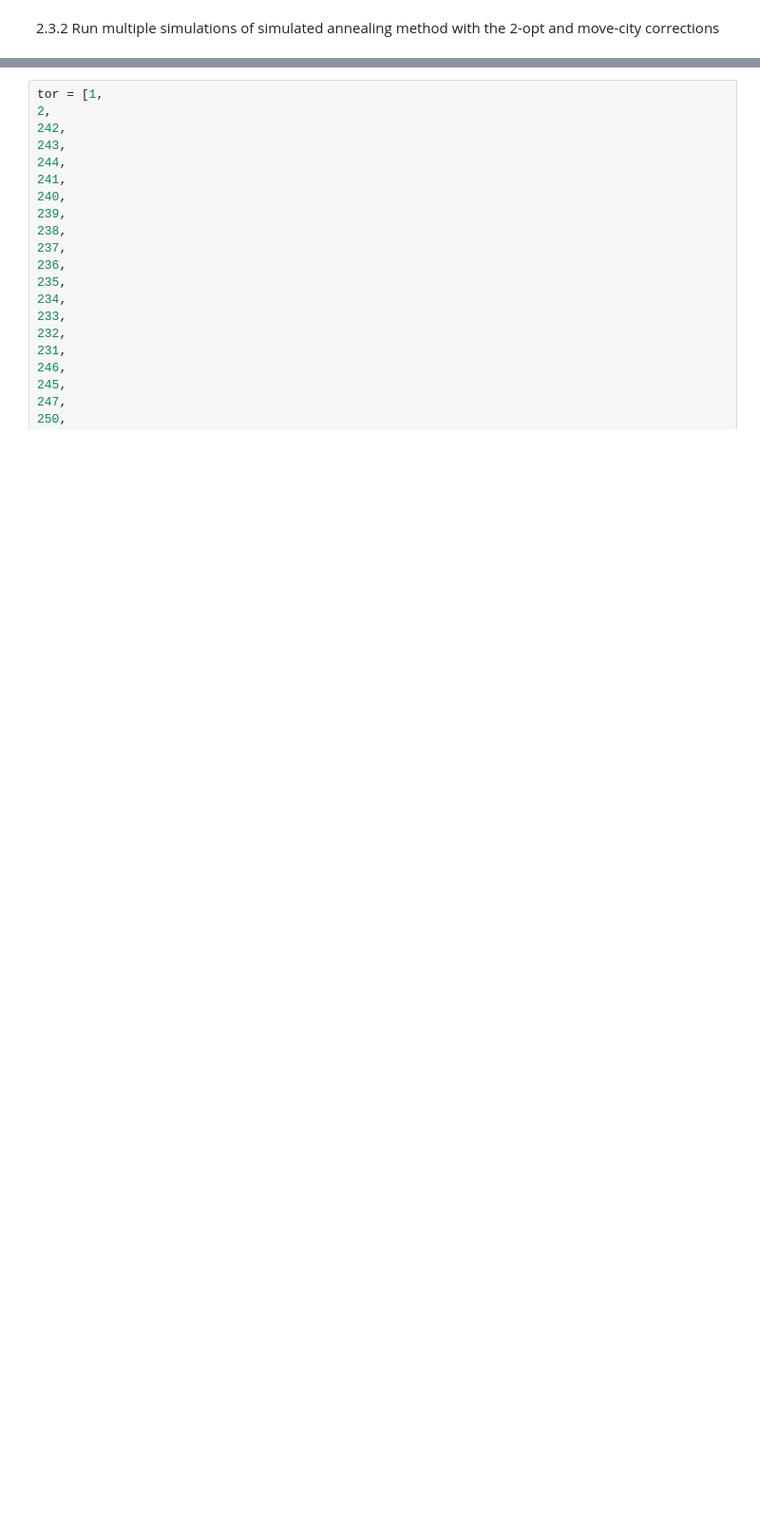
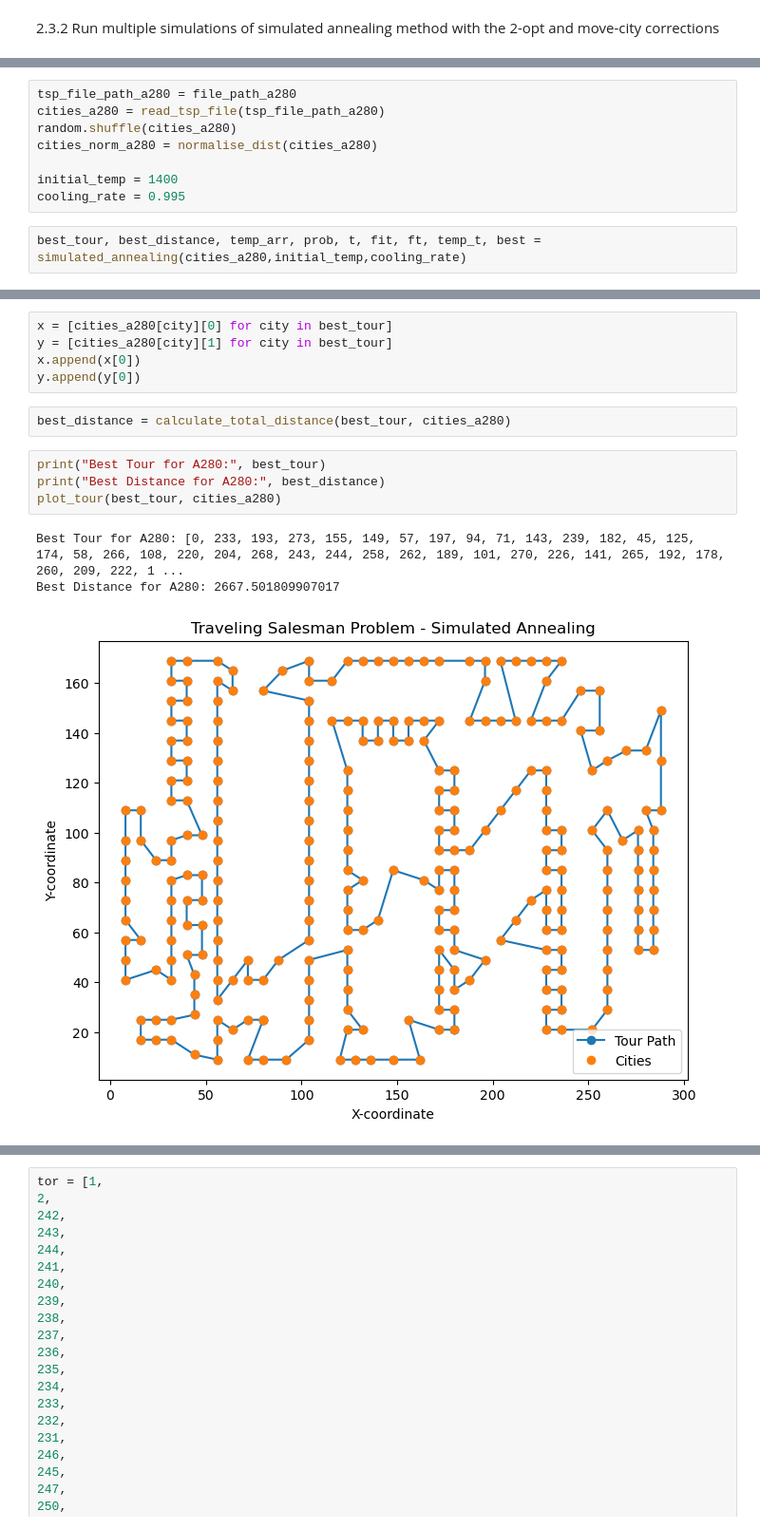
Before and after one commit to lexthegreatest/simulated_annealing, a Jupyter notebook: Jacimovic_15278247_Malash_15179192_Soroka_2834023_Assignment_3.ipynb, the cells around one changed output, grey strips where cells are left out. Shown at 95% size. Drawn from its saved outputs; the diff is of its cells as text; blank space fills up the shorter version.

```diff
--- a/Jacimovic_15278247_Malash_15179192_Soroka_2834023_Assignment_3.ipynb
+++ b/Jacimovic_15278247_Malash_15179192_Soroka_2834023_Assignment_3.ipynb
@@ -592,0 +627,10 @@ plot_tour(best_tour, cities)
+# %%
+tsp_file_path_a280 = file_path_a280
+cities_a280 = read_tsp_file(tsp_file_path_a280)
+random.shuffle(cities_a280)
+cities_norm_a280 = normalise_dist(cities_a280)
+
+initial_temp = 1400
+cooling_rate = 0.995
+# %%
+best_tour, best_distance, temp_arr, prob, t, fit, ft, temp_t, best = simulated_annealing(cities_a280,initial_temp,cooling_rate)
@@ -592,0 +655,15 @@ plot_tour(best_tour, cities)
+# %%
+x = [cities_a280[city][0] for city in best_tour]
+y = [cities_a280[city][1] for city in best_tour]
+x.append(x[0])
+y.append(y[0])
+# %%
+best_distance = calculate_total_distance(best_tour, cities_a280)
+# %%
+print("Best Tour for A280:", best_tour)
+print("Best Distance for A280:", best_distance)
+plot_tour(best_tour, cities_a280)
+# %% [output]
+Best Tour for A280: [0, 233, 193, 273, 155, 149, 57, 197, 94, 71, 143, 239, 182, 45, 125, 174, 58, 266, 108, 220, 204, 268, 243, 244, 258, 262, 189, 101, 270, 226, 141, 265, 192, 178, 260, 209, 222, 1 ...
+Best Distance for A280: 2667.501809907017
+[figure, added]
```
Also changed, not shown: parts of 21 cells of this notebook, 1 other file.
